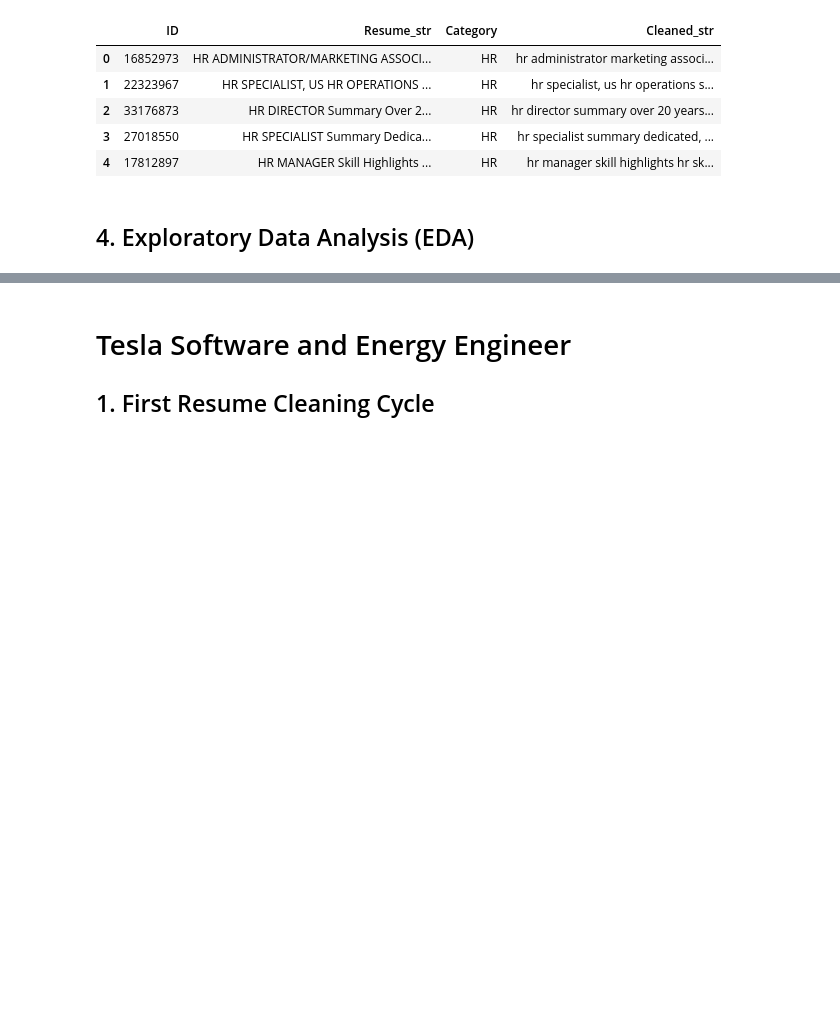
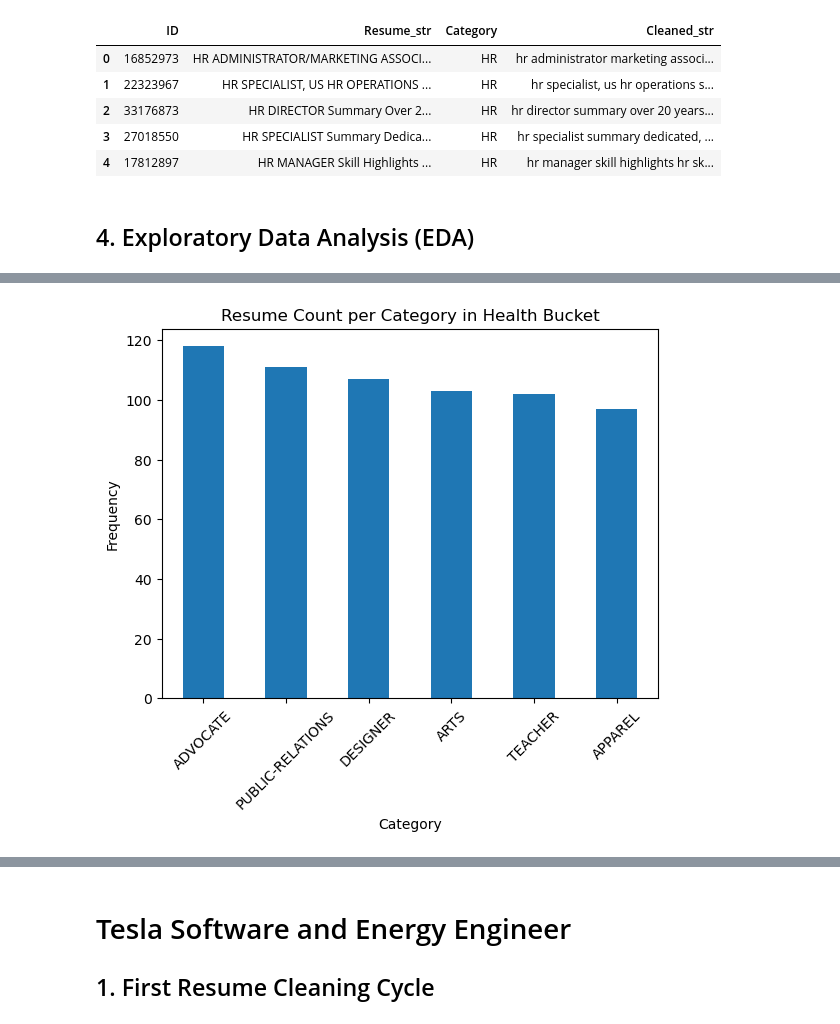
Before and after one commit to henry-AY/ResumeScreening, a Jupyter notebook: Resume_Screening.ipynb, the cells around one changed output, grey strips where cells are left out. Cells and saved outputs as stored; diff of their text form; code cells hidden in the pictures; blank space fills up the shorter version.

```diff
--- a/Resume_Screening.ipynb
+++ b/Resume_Screening.ipynb
@@ -48,8 +49,8 @@ df_tech = df_orig[df_orig['Category'].isin(['INFORMATION-TECHNOLOGY', 'ENGINEERI
 df_tech = df_tech.copy()
 df_health_well = df_orig[df_orig['Category'].isin(['HEALTHCARE', 'FITNESS'])]
 df_bus_fin = df_orig[df_orig['Category'].isin(['BUSINESS-DEVELOPMENT', 'SALES', 'CONSULTANT', 'FINANCE', 'ACCOUNTANT', 'BANKING'])]
-df_creative_public = df_orig[df_orig['Category'].isin(['ARTS', 'DESIGNER', 'PUBLIC-RELATIONS', 'TEACHER', 'ADVOCATE', 'CHEF', 'APPAREL'])]
-df_indust = df_orig[df_orig['Category'].isin(['AGRICULTURE', 'AUTOMOBILE', 'CONSTRUCTION', 'AVIATION', 'BPO', 'CHEF', 'APPAREL'])]
+df_creative_public = df_orig[df_orig['Category'].isin(['ARTS', 'DESIGNER', 'PUBLIC-RELATIONS', 'TEACHER', 'ADVOCATE', 'APPAREL'])]
+df_indust = df_orig[df_orig['Category'].isin(['AGRICULTURE', 'AUTOMOBILE', 'CONSTRUCTION', 'AVIATION', 'BPO', 'CHEF'])]
 
 # Write each bucket to a CSV
 df_tech.to_csv("tech.csv")
@@ -115,0 +112,11 @@ NameError: name 'df' is not defined
+# %%
+creative_count = df_creative_public['Category'].value_counts()
+creative_count.plot(kind='bar')
+plt.title("Resume Count per Category in Health Bucket")
+plt.xlabel('Category')
+plt.ylabel('Frequency')
+plt.xticks(rotation=45)
+
+plt.show()
+# %% [output]
+[figure, added]
```
Also changed, not shown: parts of 7 cells of this notebook.
